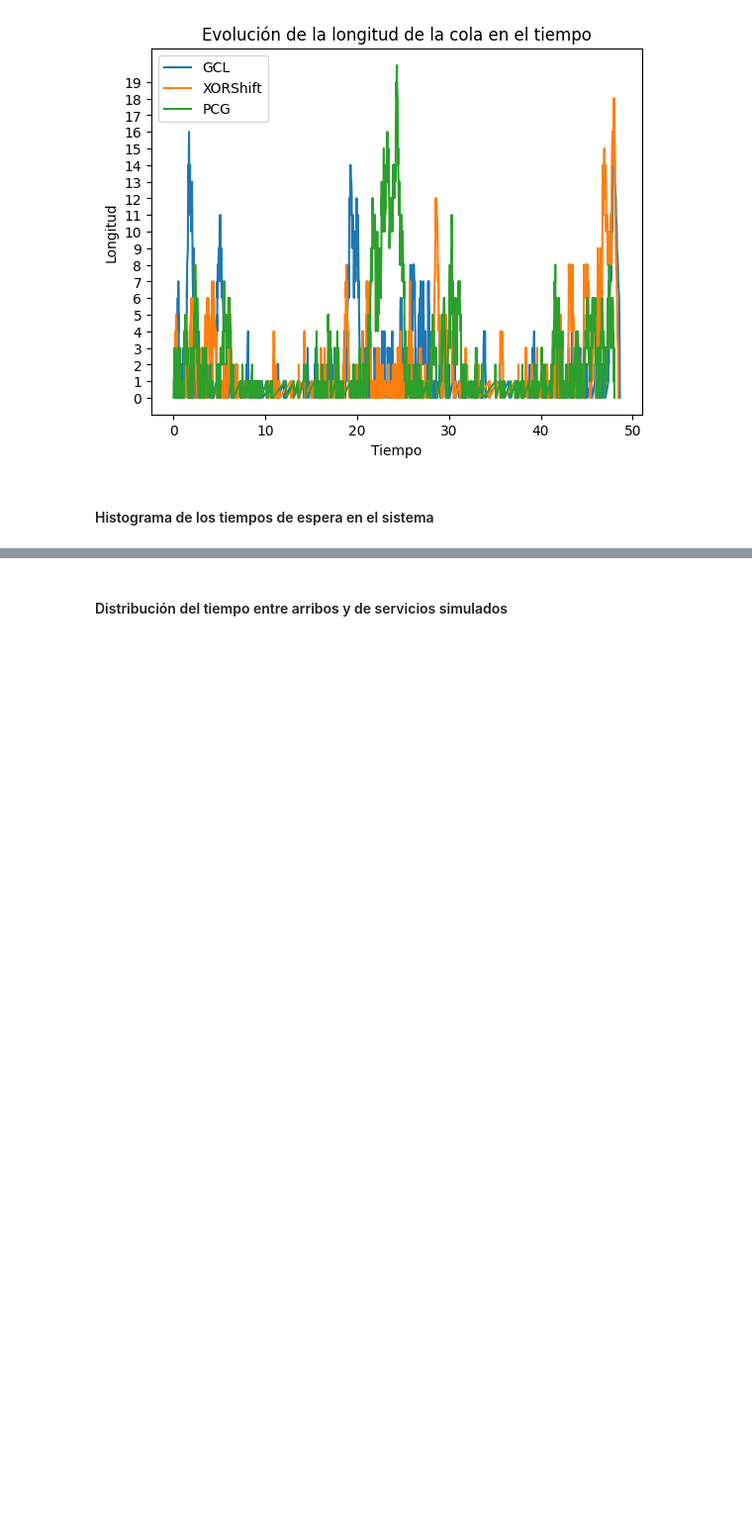
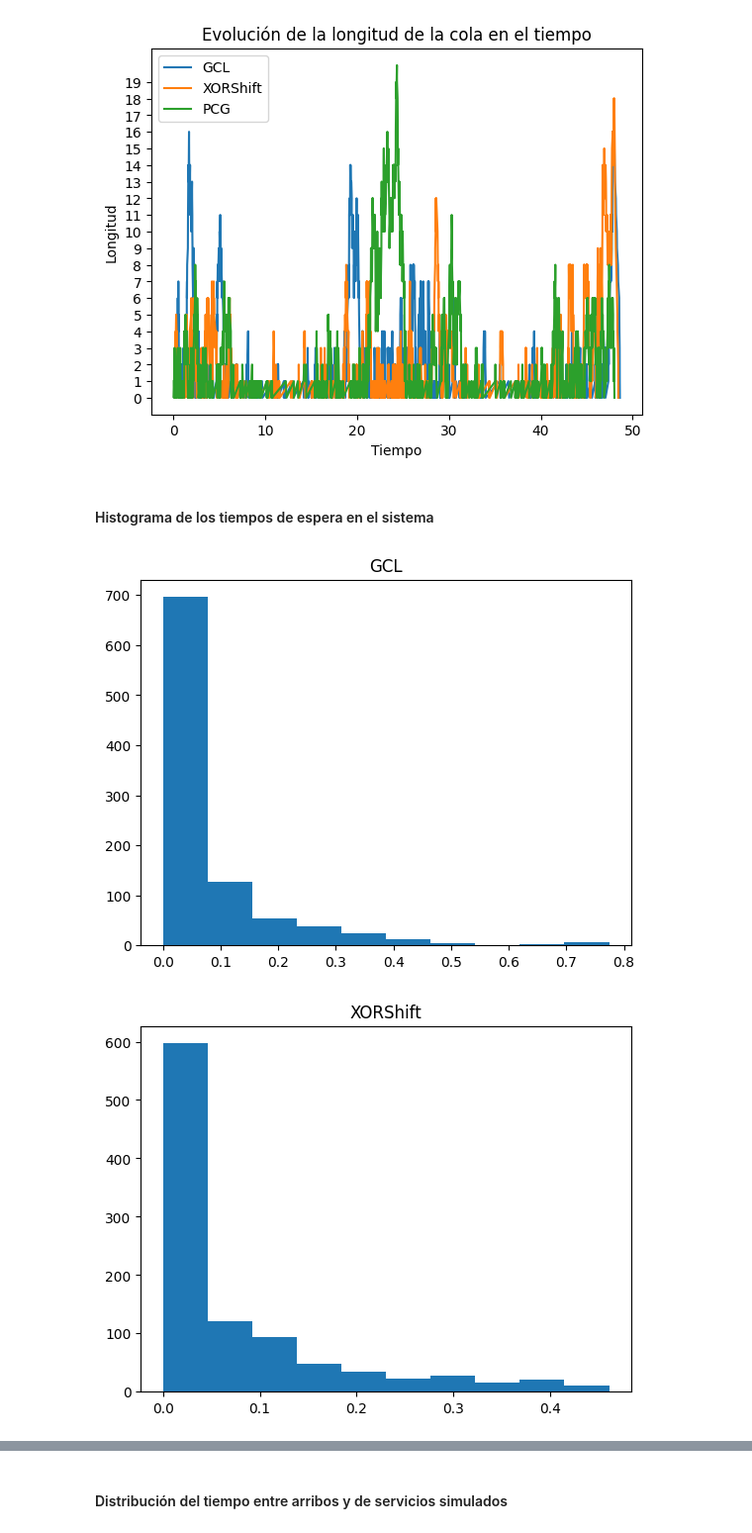
Before and after one commit to slopezpereyra/ModelosTE, a Jupyter notebook: Graficos.ipynb, the cells around one changed output, grey strips where cells are left out. Shown at 99% size. Cells and saved outputs as stored; diff of their text form; code cells hidden in the pictures; blank space fills up the shorter version.

Commit message:
Last 2 charts

```diff
--- a/Graficos.ipynb
+++ b/Graficos.ipynb
@@ -72,3 +72,11 @@ plt.show()
 [figure]
 # %% [markdown]
 #### Histograma de los tiempos de espera en el sistema
+# %%
+for df, nombre in zip(dataframes, nombres):
+    plt.hist(df['TEspera'])
+    plt.title(nombre)
+    plt.show()
+# %% [output]
+[figure, added]
+[figure, added]
```
Also changed, not shown: parts of 2 cells of this notebook.
